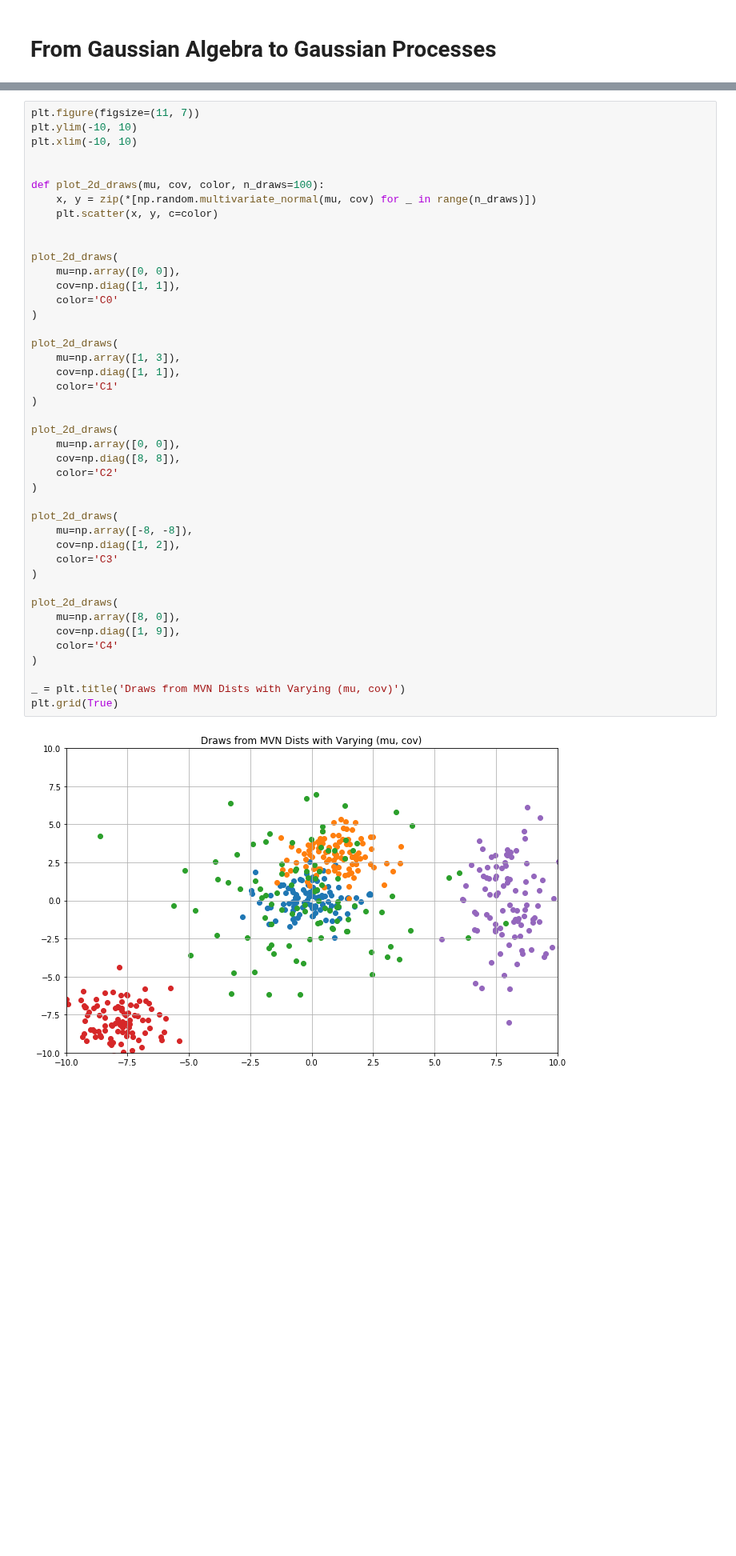
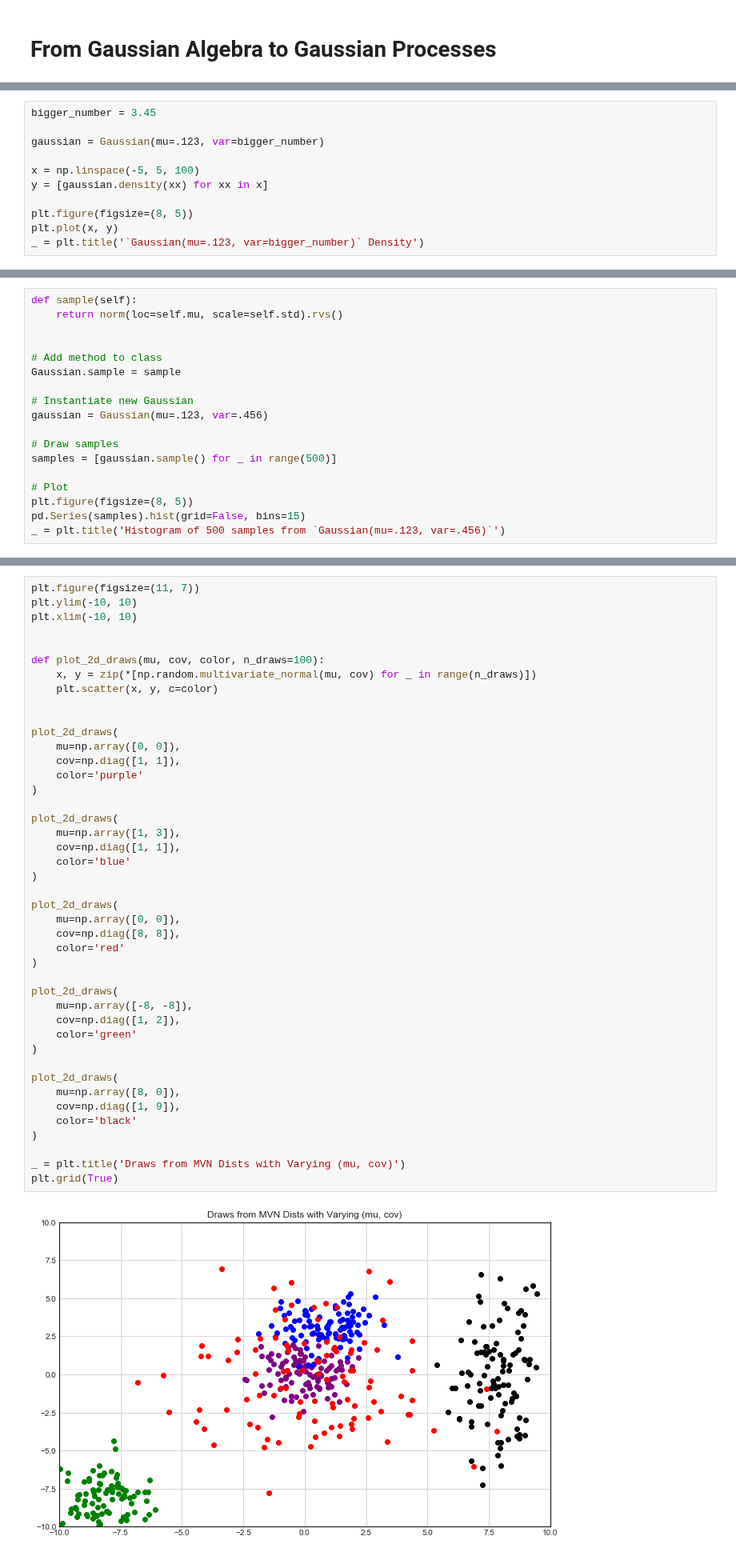
Before and after one commit to cavaunpeu/gaussian-processes, a Jupyter notebook: gaussian-processes.ipynb, the cells around one changed output, grey strips where cells are left out. Shown at 80% size. Cells and saved outputs as stored; diff of their text form; blank space fills up the shorter version.

```diff
--- a/gaussian-processes.ipynb
+++ b/gaussian-processes.ipynb
@@ -32,0 +77,11 @@ By the end of this tutorial, you should understand:
+# %%
+bigger_number = 3.45
+
+gaussian = Gaussian(mu=.123, var=bigger_number)
+
+x = np.linspace(-5, 5, 100)
+y = [gaussian.density(xx) for xx in x]
+
+plt.figure(figsize=(8, 5))
+plt.plot(x, y)
+_ = plt.title('`Gaussian(mu=.123, var=bigger_number)` Density')
@@ -32,0 +98,18 @@ By the end of this tutorial, you should understand:
+# %%
+def sample(self):
+    return norm(loc=self.mu, scale=self.std).rvs()
+
+
+# Add method to class
+Gaussian.sample = sample
+
+# Instantiate new Gaussian
+gaussian = Gaussian(mu=.123, var=.456)
+
+# Draw samples
+samples = [gaussian.sample() for _ in range(500)]
+
+# Plot
+plt.figure(figsize=(8, 5))
+pd.Series(samples).hist(grid=False, bins=15)
+_ = plt.title('Histogram of 500 samples from `Gaussian(mu=.123, var=.456)`')
@@ -42,36 +153,36 @@ def plot_2d_draws(mu, cov, color, n_draws=100):
 
 
 plot_2d_draws(
     mu=np.array([0, 0]),
     cov=np.diag([1, 1]),
-    color='C0'
+    color='purple'
 )
 
 plot_2d_draws(
     mu=np.array([1, 3]),
     cov=np.diag([1, 1]),
-    color='C1'
+    color='blue'
 )
 
 plot_2d_draws(
     mu=np.array([0, 0]),
     cov=np.diag([8, 8]),
-    color='C2'
+    color='red'
 )
 
 plot_2d_draws(
     mu=np.array([-8, -8]),
     cov=np.diag([1, 2]),
-    color='C3'
+    color='green'
 )
 
 plot_2d_draws(
     mu=np.array([8, 0]),
     cov=np.diag([1, 9]),
-    color='C4'
+    color='black'
 )
 
 _ = plt.title('Draws from MVN Dists with Varying (mu, cov)')
 plt.grid(True)
 # %% [output]
-[figure, old version]
+[figure, new version]
```
Also changed, not shown: parts of 17 cells of this notebook.
